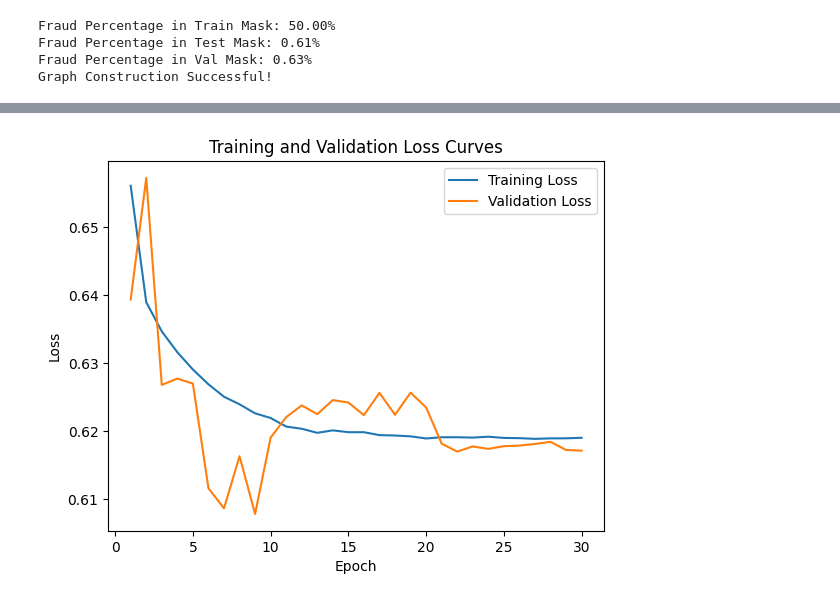
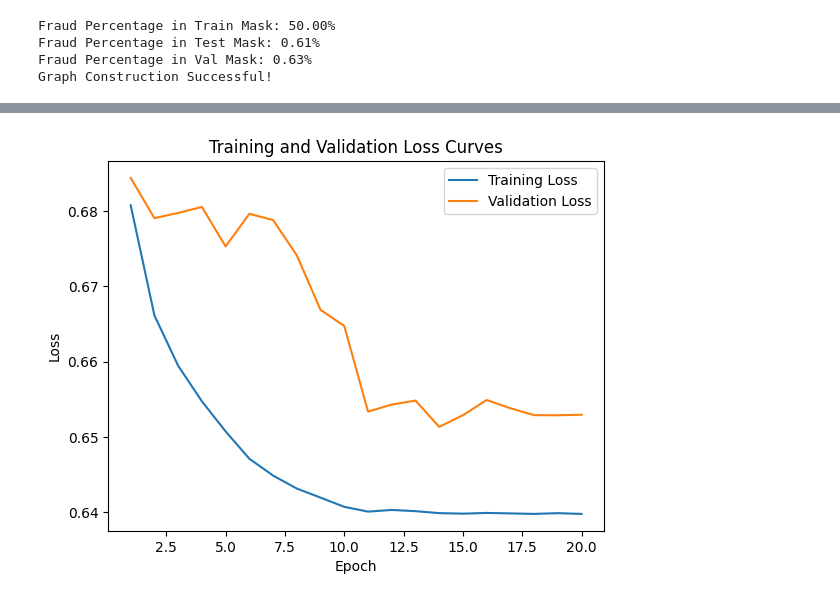
Before and after one commit to Ruben-Boeckx/Experimental-Analysis-of-GNNs-for-CCF, a Jupyter notebook: Example.ipynb, the cells around one changed output, grey strips where cells are left out. Drawn from its saved outputs; the diff is of its cells as text; code cells hidden in the pictures.

```diff
--- a/Example.ipynb
+++ b/Example.ipynb
@@ -55,7 +55,7 @@ model = GraphSAGE2(hidden_dim=64, embedding_dim=64, output_dim=1, num_layers=2,
 model = to_hetero(model, data.metadata(), aggr='sum')
 data, model = data.to(device), model.to(device)
 
-optimizer = Adam(model.parameters(), lr=0.001, weight_decay=1e-5)
+optimizer = Adam(model.parameters(), lr=0.0001, weight_decay=1e-5)
 scheduler = StepLR(optimizer, step_size=10, gamma=0.1)
 criterion = torch.nn.BCEWithLogitsLoss()
 # %%
@@ -131,7 +131,7 @@ validation_losses = []
 consecutive_increases = 0
 max_consecutive_increases = 5
 
-for epoch in range(30):
+for epoch in range(20):
     loss = train()
     print(f'Epoch {epoch+1:02d}, Training loss: {loss:.4f}')
     training_losses.append(loss)
@@ -179,17 +179,17 @@ Epoch 06, Average precision validation set: 0.10, ROC AUC validation set: 0.70
 # %%
 import matplotlib.pyplot as plt
 
 plt.figure()
-plt.plot(range(1, 31), training_losses, label='Training Loss')
-plt.plot(range(1, 31), validation_losses, label='Validation Loss')
+plt.plot(range(1, len(training_losses)+1), training_losses, label='Training Loss')
+plt.plot(range(1, len(validation_losses+1)), validation_losses, label='Validation Loss')
 plt.xlabel('Epoch')
 plt.ylabel('Loss')
 plt.title('Training and Validation Loss Curves')
 plt.legend()
 
 plt.show()
 # %% [output]
-[figure, old version]
+[figure, new version]
 # %%
 y_test, y_test_pred_proba, test_loss = test(test_loader)
 ap_test = average_precision_score(y_test, y_test_pred_proba)
```
Also changed, not shown: parts of 2 cells of this notebook, 1 other file.
